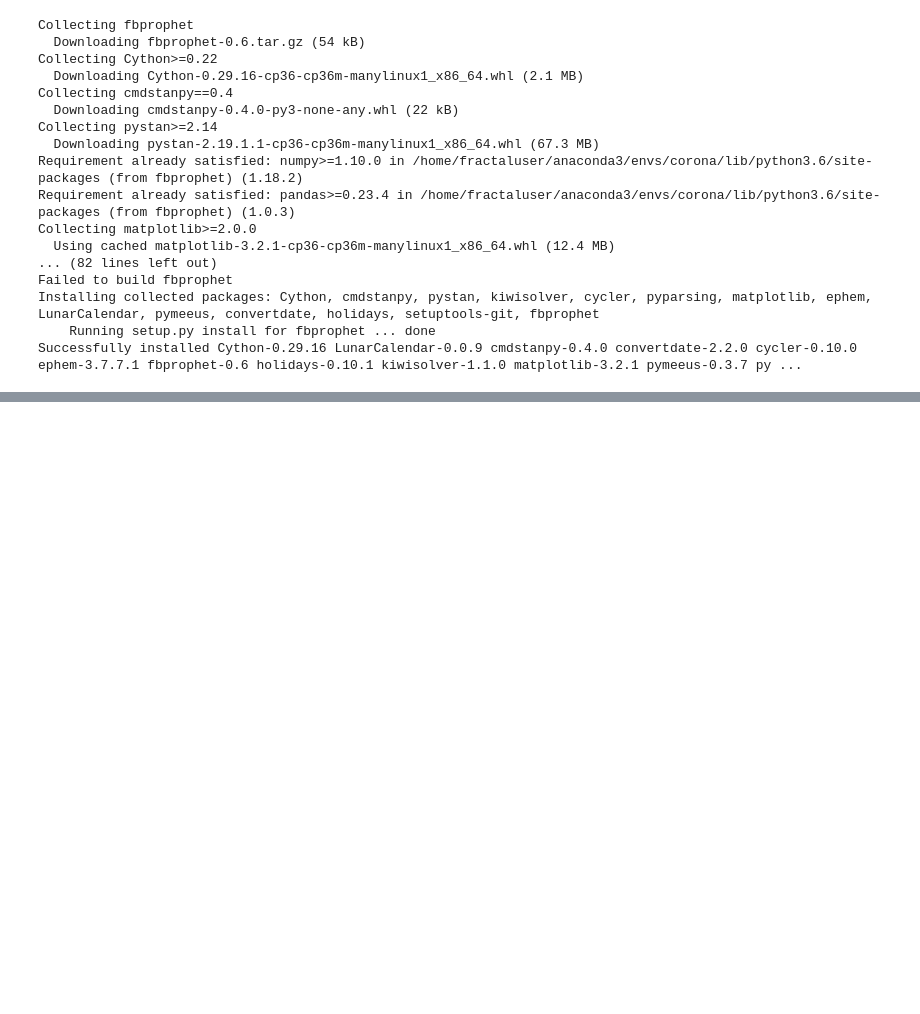
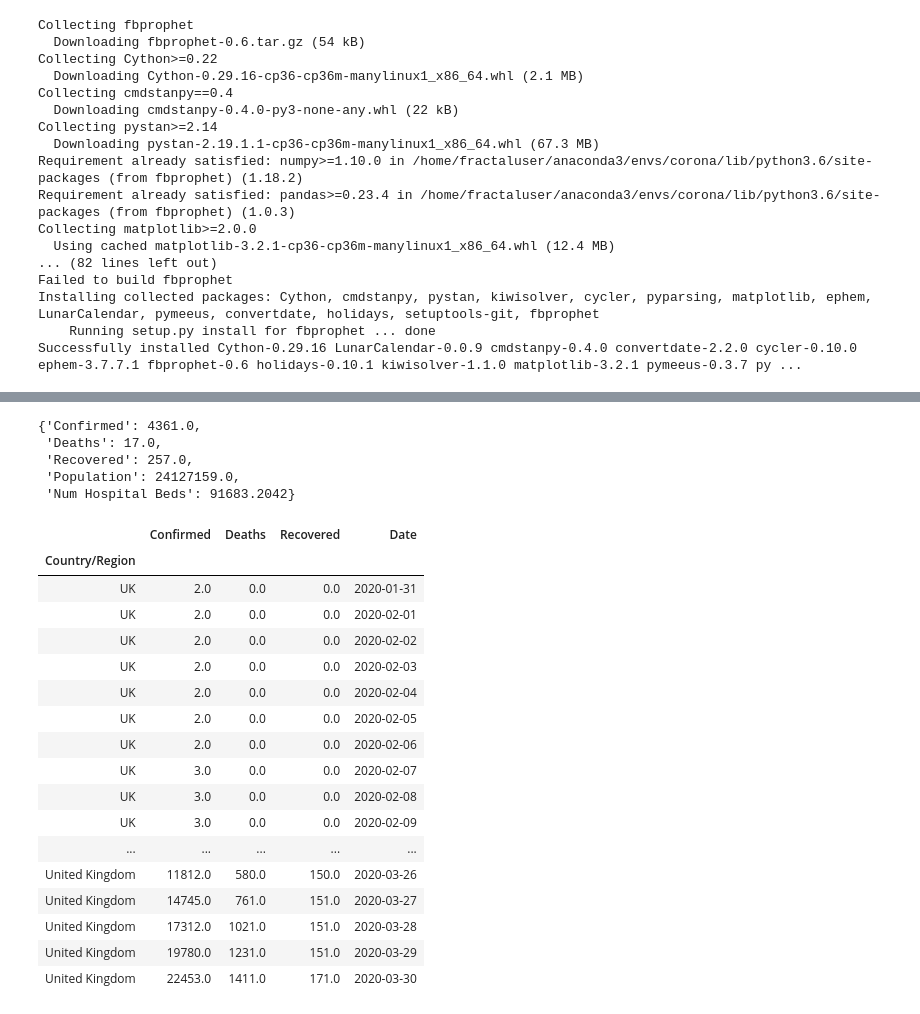
Before and after one commit to selfishhari/corona_simulator, a Jupyter notebook: Untitled.ipynb, the cells around one changed output, grey strips where cells are left out. Saved outputs shown, nothing was run; the diff lists cells and outputs as text; code cells hidden in the pictures; blank space fills up the shorter version.

```diff
--- a/Untitled.ipynb
+++ b/Untitled.ipynb
@@ -1030,0 +1029,9 @@ Successfully installed Cython-0.29.16 LunarCalendar-0.0.9 cmdstanpy-0.4.0 conver
+# %%
+global_data = Global(datetime.datetime.utcnow())
+
+glob_hist = global_data.historical_country_data
+
+uk_data = glob_hist.loc[(glob_hist.index == "UK") |\
+              (glob_hist.index == "United Kingdom"), :].copy()
+
+uk_data
@@ -1030,0 +1053,39 @@ Successfully installed Cython-0.29.16 LunarCalendar-0.0.9 cmdstanpy-0.4.0 conver
+# %%
+global_data.country_data["United Kingdom"]
+# %% [output]
+{'Confirmed': 4361.0,
+ 'Deaths': 17.0,
+ 'Recovered': 257.0,
+ 'Population': 24127159.0,
+ 'Num Hospital Beds': 91683.2042}
+# %%
+glob_hist = global_data.historical_country_data
+
+uk_data = glob_hist.loc[(glob_hist.index == "UK") |\
+              (glob_hist.index == "United Kingdom"), :].copy()
+
+uk_data
+# %%
+uk_data = glob_hist.loc[(glob_hist.index == "UK") |\
+              (glob_hist.index == "United Kingdom"), :].copy()
+
+uk_data
+# %% [output]
+|  | Confirmed | Deaths | Recovered | Date |
+| Country/Region |  |  |  |  |
+| UK | 2.0 | 0.0 | 0.0 | 2020-01-31 |
+| UK | 2.0 | 0.0 | 0.0 | 2020-02-01 |
+| UK | 2.0 | 0.0 | 0.0 | 2020-02-02 |
+| UK | 2.0 | 0.0 | 0.0 | 2020-02-03 |
+| UK | 2.0 | 0.0 | 0.0 | 2020-02-04 |
+| UK | 2.0 | 0.0 | 0.0 | 2020-02-05 |
+| UK | 2.0 | 0.0 | 0.0 | 2020-02-06 |
+| UK | 3.0 | 0.0 | 0.0 | 2020-02-07 |
+| UK | 3.0 | 0.0 | 0.0 | 2020-02-08 |
+| UK | 3.0 | 0.0 | 0.0 | 2020-02-09 |
+| ... | ... | ... | ... | ... |
+| United Kingdom | 11812.0 | 580.0 | 150.0 | 2020-03-26 |
+| United Kingdom | 14745.0 | 761.0 | 151.0 | 2020-03-27 |
+| United Kingdom | 17312.0 | 1021.0 | 151.0 | 2020-03-28 |
+| United Kingdom | 19780.0 | 1231.0 | 151.0 | 2020-03-29 |
+| United Kingdom | 22453.0 | 1411.0 | 171.0 | 2020-03-30 |
```
Also changed, not shown: parts of 14 cells of this notebook, 5 other files.
